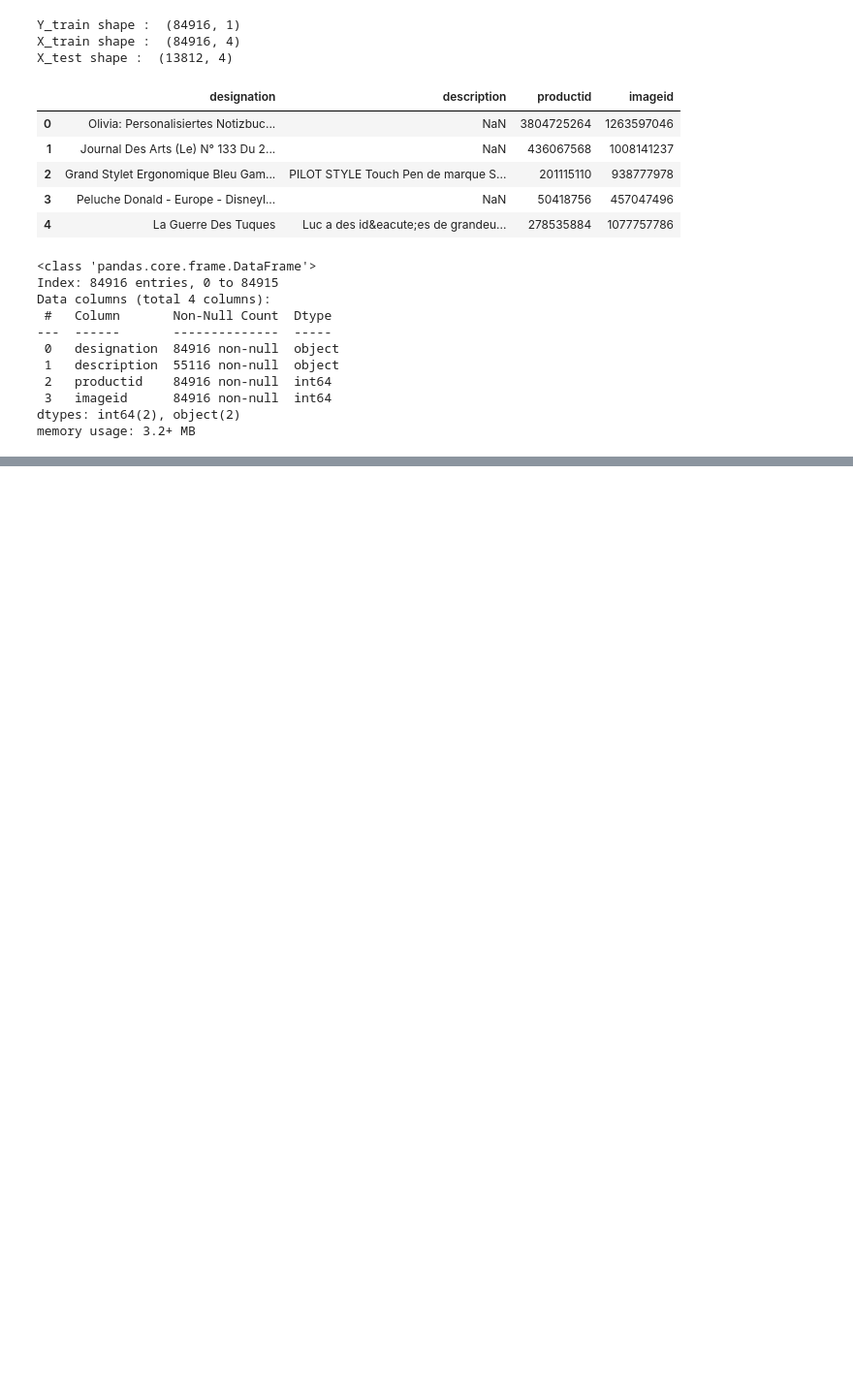
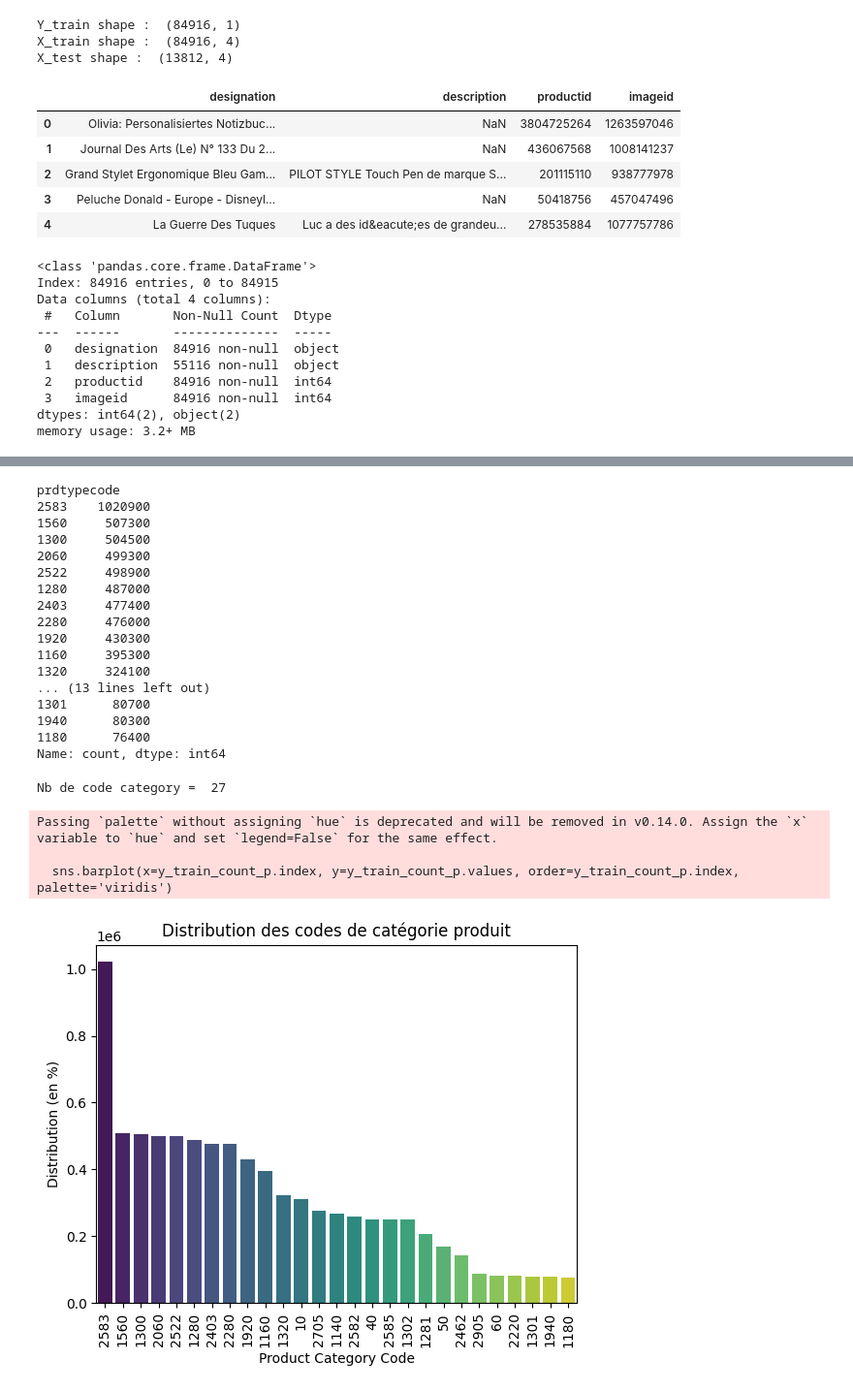
Before and after one commit to oisnard/ProjetFilRouge, a Jupyter notebook: Src/exploration.ipynb, the cells around one changed output, grey strips where cells are left out. Shown: that part at 97% size. Drawn from its saved outputs; the diff is of its cells as text; code cells hidden in the pictures; blank space fills up the shorter version.

```diff
--- a/Src/exploration.ipynb
+++ b/Src/exploration.ipynb
@@ -81,0 +85,34 @@ Passing `palette` without assigning `hue` is deprecated and will be removed in v
+# %%
+y_train_count_p = y_train['prdtypecode'].value_counts(normalize=True).sort_values(ascending=False)
+y_train_count_p = y_train_count*100
+display(y_train_count_p)
+print("Nb de code category = ", tmp.shape[0])
+sns.barplot(x=y_train_count_p.index, y=y_train_count_p.values, order=y_train_count_p.index, palette='viridis')
+plt.xticks(rotation=90)
+plt.xlabel("Product Category Code")
+plt.ylabel("Distribution (en %)")
+plt.title("Distribution des codes de catégorie produit")
+plt.show()
+# %% [output]
+prdtypecode
+2583    1020900
+1560     507300
+1300     504500
+2060     499300
+2522     498900
+1280     487000
+2403     477400
+2280     476000
+1920     430300
+1160     395300
+1320     324100
+... (13 lines left out)
+1301      80700
+1940      80300
+1180      76400
+Name: count, dtype: int64
+Nb de code category =  27
+Passing `palette` without assigning `hue` is deprecated and will be removed in v0.14.0. Assign the `x` variable to `hue` and set `legend=False` for the same effect.
+
+  sns.barplot(x=y_train_count_p.index, y=y_train_count_p.values, order=y_train_count_p.index, palette='viridis')
+[figure, added]
```
Also changed, not shown: parts of 3 cells of this notebook.
